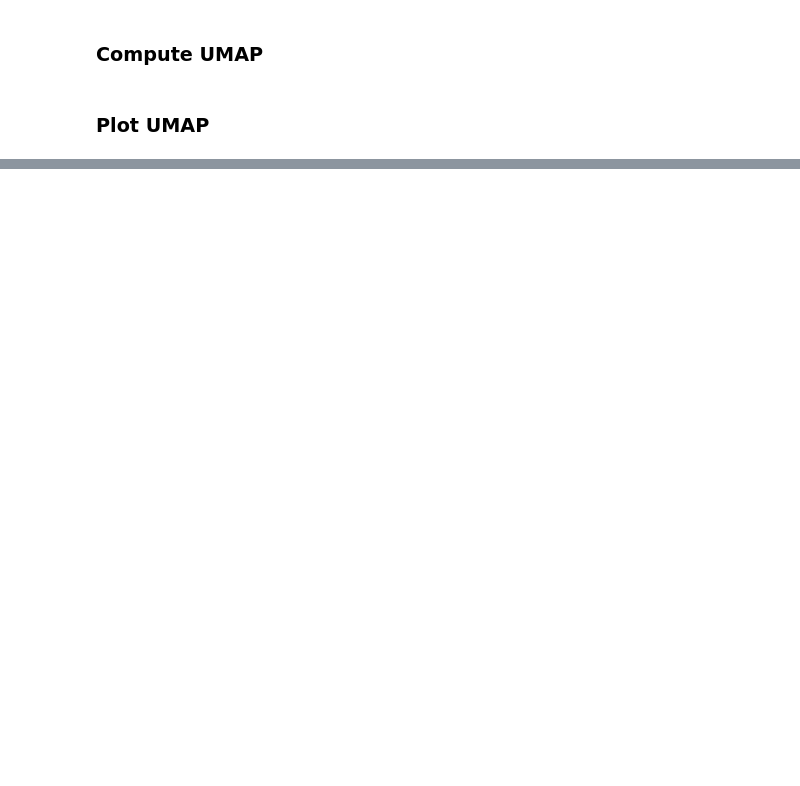
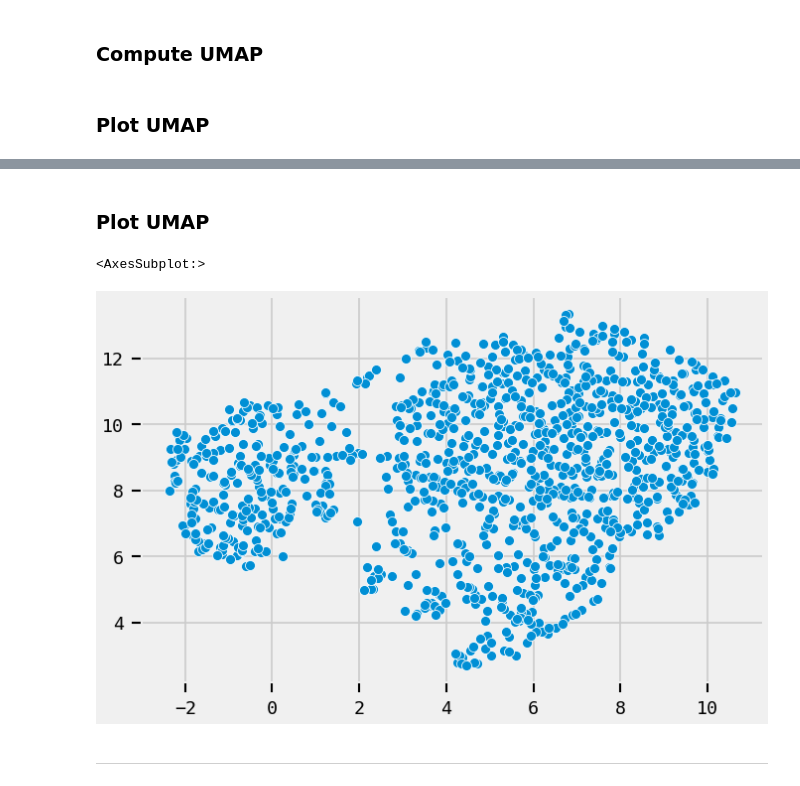
Before and after one commit to theislab/chemCPA, a Jupyter notebook: notebooks/CCPA_latent_drug_UMAP.ipynb, the cells around one changed output, grey strips where cells are left out. Saved outputs shown, nothing was run; the diff lists cells and outputs as text; code cells hidden in the pictures; blank space fills up the shorter version.

```diff
--- a/notebooks/CCPA_latent_drug_UMAP.ipynb
+++ b/notebooks/CCPA_latent_drug_UMAP.ipynb
@@ -179,0 +201,34 @@ The PostScript backend does not support transparency; partially transparent arti
+# %% [markdown]
+### Plot UMAP
+# %%
+# plot_umap(
+#     mapper_pretrained,
+#     canon_smiles_unique_sorted,
+#     smiles_to_pw_level2_map,
+#     smiles_to_drug_map,
+#     groups = groups_pw2,
+#     ood_drugs=ood_drugs
+# )
+
+fig, ax = plt.subplots(figsize=(12,8))
+
+# drugs = [smiles_to_drug_map[s] for s in canon_smiles_unique_sorted if smiles_to_drug_map[s]]
+# pathway = np.where(pd.Series(pathway).isin(groups), pathway, "other")
+
+# cmap = [(0.7,0.7,0.7)]
+# cmap.extend(list(plt.get_cmap('tab20').colors))
+# cmap = tuple(cmap)
+sn.scatterplot(x=mapper_pretrained[:,0], y=mapper_pretrained[:,1], ax=ax)
+
+# shift = 0.05
+# for i, label in enumerate(drugs):
+#     if drugs[i] in ood_drugs:
+#         ax.text(x=mapper[i,0]+shift, y=mapper[i,1]+shift,s=label,fontdict=dict(color='black', alpha=0.5, size=6))
+# bbox = (1, 1)
+
+# plt.legend(bbox_to_anchor=bbox)
+# %% [output]
+<AxesSubplot:>
+[figure, added]
+# %% [markdown]
+____
```
Also changed, not shown: parts of 25 cells of this notebook, 4 other files.
